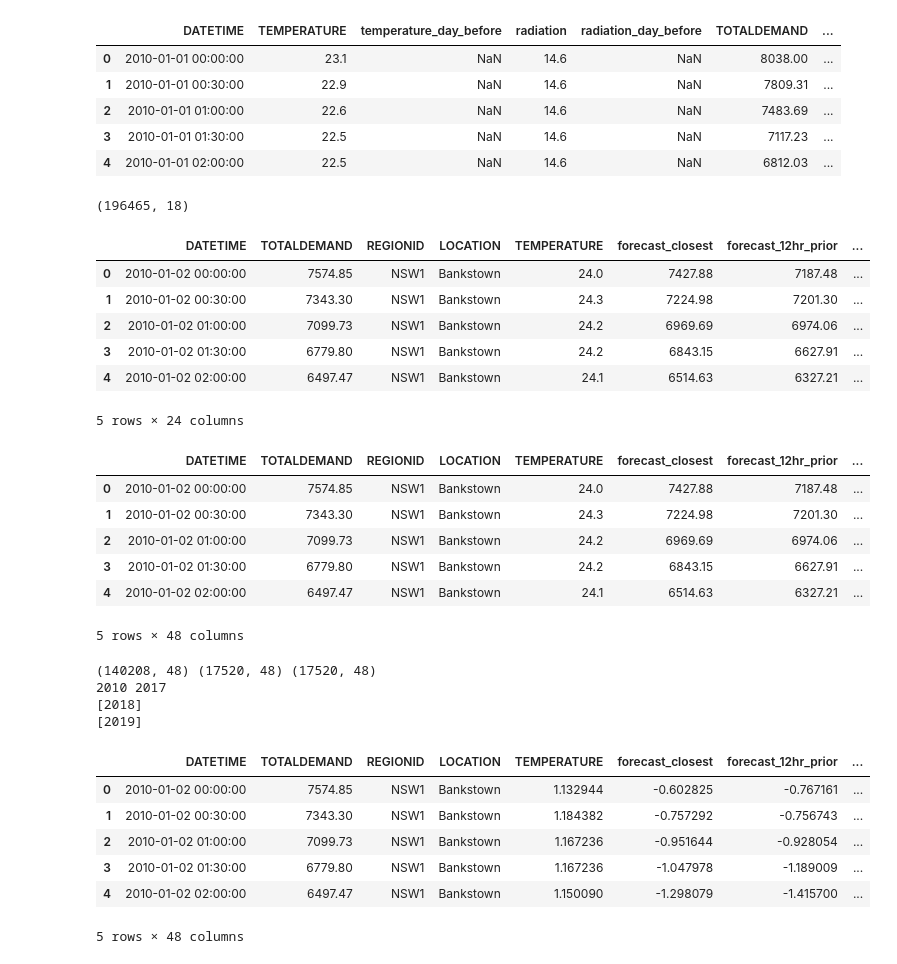
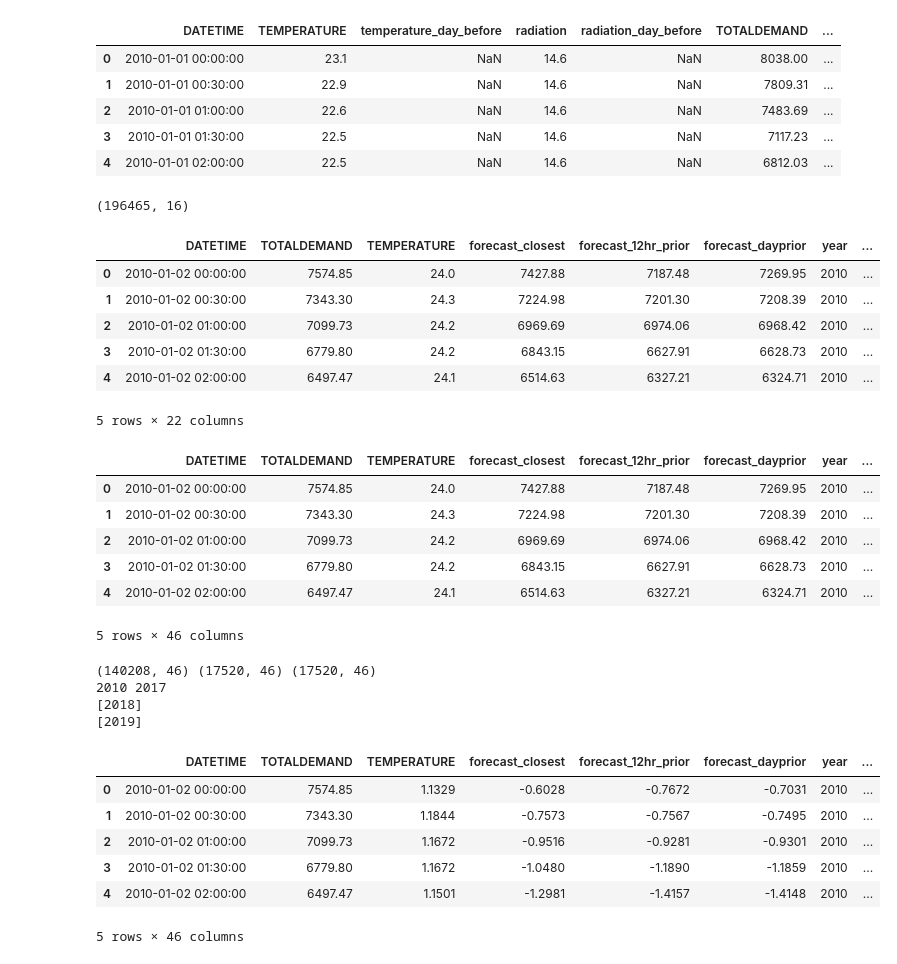
Before and after one commit to danielc088/ZZSC9020-group-A, a Jupyter notebook: src/test_train.ipynb, the cells around one changed output. Drawn from its saved outputs; the diff is of its cells as text; code cells hidden in the pictures.

```diff
--- a/src/test_train.ipynb
+++ b/src/test_train.ipynb
@@ -17,3 +17,8 @@ df.head()
 | 2 | 2010-01-01 01:00:00 | 7483.69 | NSW1 | Bankstown | 22.6 | 7380.70 | 7339.64 | ... |
 | 3 | 2010-01-01 01:30:00 | 7117.23 | NSW1 | Bankstown | 22.5 | 7022.05 | 7009.55 | ... |
 | 4 | 2010-01-01 02:00:00 | 6812.03 | NSW1 | Bankstown | 22.5 | 6682.92 | 6683.15 | ... |
+# %%
+# dropping these as they are constant across the whole dataset, no predictive value
+df = df.drop(columns=["REGIONID", "LOCATION"])
+
+df.head()
@@ -68,7 +80,7 @@ df = df.dropna(subset=["temperature_day_before", "radiation_day_before", "demand
 
 df.shape
 # %% [output]
-(196465, 18)
+(196465, 16)
 # %%
 # adding this as for most of our models a one hot encoded day of week will be helpful
 
@@ -76,13 +88,13 @@ df = pd.get_dummies(df, columns=["day_of_week"], prefix="day")
 
 df.head()
 # %% [output]
-|  | DATETIME | TOTALDEMAND | REGIONID | LOCATION | TEMPERATURE | forecast_closest | forecast_12hr_prior | ... |
-| 0 | 2010-01-02 00:00:00 | 7574.85 | NSW1 | Bankstown | 24.0 | 7427.88 | 7187.48 | ... |
-| 1 | 2010-01-02 00:30:00 | 7343.30 | NSW1 | Bankstown | 24.3 | 7224.98 | 7201.30 | ... |
-| 2 | 2010-01-02 01:00:00 | 7099.73 | NSW1 | Bankstown | 24.2 | 6969.69 | 6974.06 | ... |
-| 3 | 2010-01-02 01:30:00 | 6779.80 | NSW1 | Bankstown | 24.2 | 6843.15 | 6627.91 | ... |
-| 4 | 2010-01-02 02:00:00 | 6497.47 | NSW1 | Bankstown | 24.1 | 6514.63 | 6327.21 | ... |
+|  | DATETIME | TOTALDEMAND | TEMPERATURE | forecast_closest | forecast_12hr_prior | forecast_dayprior | year | ... |
+| 0 | 2010-01-02 00:00:00 | 7574.85 | 24.0 | 7427.88 | 7187.48 | 7269.95 | 2010 | ... |
+| 1 | 2010-01-02 00:30:00 | 7343.30 | 24.3 | 7224.98 | 7201.30 | 7208.39 | 2010 | ... |
+| 2 | 2010-01-02 01:00:00 | 7099.73 | 24.2 | 6969.69 | 6974.06 | 6968.42 | 2010 | ... |
+| 3 | 2010-01-02 01:30:00 | 6779.80 | 24.2 | 6843.15 | 6627.91 | 6628.73 | 2010 | ... |
+| 4 | 2010-01-02 02:00:00 | 6497.47 | 24.1 | 6514.63 | 6327.21 | 6324.71 | 2010 | ... |
-5 rows × 24 columns
+5 rows × 22 columns
 # %%
 # one hot encode hour of day, this ias day of hour is not lienarly related to demand
 
@@ -91,13 +103,13 @@ df = pd.get_dummies(df, columns=["hour"], prefix="hour")
 
 df.head()
 # %% [output]
-|  | DATETIME | TOTALDEMAND | REGIONID | LOCATION | TEMPERATURE | forecast_closest | forecast_12hr_prior | ... |
-| 0 | 2010-01-02 00:00:00 | 7574.85 | NSW1 | Bankstown | 24.0 | 7427.88 | 7187.48 | ... |
-| 1 | 2010-01-02 00:30:00 | 7343.30 | NSW1 | Bankstown | 24.3 | 7224.98 | 7201.30 | ... |
-| 2 | 2010-01-02 01:00:00 | 7099.73 | NSW1 | Bankstown | 24.2 | 6969.69 | 6974.06 | ... |
-| 3 | 2010-01-02 01:30:00 | 6779.80 | NSW1 | Bankstown | 24.2 | 6843.15 | 6627.91 | ... |
-| 4 | 2010-01-02 02:00:00 | 6497.47 | NSW1 | Bankstown | 24.1 | 6514.63 | 6327.21 | ... |
+|  | DATETIME | TOTALDEMAND | TEMPERATURE | forecast_closest | forecast_12hr_prior | forecast_dayprior | year | ... |
+| 0 | 2010-01-02 00:00:00 | 7574.85 | 24.0 | 7427.88 | 7187.48 | 7269.95 | 2010 | ... |
+| 1 | 2010-01-02 00:30:00 | 7343.30 | 24.3 | 7224.98 | 7201.30 | 7208.39 | 2010 | ... |
+| 2 | 2010-01-02 01:00:00 | 7099.73 | 24.2 | 6969.69 | 6974.06 | 6968.42 | 2010 | ... |
+| 3 | 2010-01-02 01:30:00 | 6779.80 | 24.2 | 6843.15 | 6627.91 | 6628.73 | 2010 | ... |
+| 4 | 2010-01-02 02:00:00 | 6497.47 | 24.1 | 6514.63 | 6327.21 | 6324.71 | 2010 | ... |
-5 rows × 48 columns
+5 rows × 46 columns
 # %%
 ## Train / validation / test split
 
@@ -110,38 +122,38 @@ print(train["year"].min(), train["year"].max())
 print(validation["year"].unique())
 print(test["year"].unique())
 # %% [output]
-(140208, 48) (17520, 48) (17520, 48)
+(140208, 46) (17520, 46) (17520, 46)
 2010 2017
 [2018]
 [2019]
 # %%
 # standard scaling some of these features
 # typicalyl scaling is harmless, it also means models can converge quicker and also
 # acts a form of regularisation.
 
 scale_cols = [
     "TEMPERATURE",
     "temperature_day_before",
     "forecast_closest",
     "forecast_12hr_prior",
     "forecast_dayprior",
     "radiation",
     "radiation_day_before",
     "demand_day_before",
 ]
 
 scaler = StandardScaler()
-train[scale_cols] = scaler.fit_transform(train[scale_cols])
-validation[scale_cols] = scaler.transform(validation[scale_cols])
-test[scale_cols] = scaler.transform(test[scale_cols])
+train[scale_cols] = scaler.fit_transform(train[scale_cols]).round(4)
+validation[scale_cols] = scaler.transform(validation[scale_cols]).round(4)
+test[scale_cols] = scaler.transform(test[scale_cols]).round(4)
 
 train.head()
 # %% [output]
-|  | DATETIME | TOTALDEMAND | REGIONID | LOCATION | TEMPERATURE | forecast_closest | forecast_12hr_prior | ... |
-| 0 | 2010-01-02 00:00:00 | 7574.85 | NSW1 | Bankstown | 1.132944 | -0.602825 | -0.767161 | ... |
-| 1 | 2010-01-02 00:30:00 | 7343.30 | NSW1 | Bankstown | 1.184382 | -0.757292 | -0.756743 | ... |
-| 2 | 2010-01-02 01:00:00 | 7099.73 | NSW1 | Bankstown | 1.167236 | -0.951644 | -0.928054 | ... |
-| 3 | 2010-01-02 01:30:00 | 6779.80 | NSW1 | Bankstown | 1.167236 | -1.047978 | -1.189009 | ... |
-| 4 | 2010-01-02 02:00:00 | 6497.47 | NSW1 | Bankstown | 1.150090 | -1.298079 | -1.415700 | ... |
+|  | DATETIME | TOTALDEMAND | TEMPERATURE | forecast_closest | forecast_12hr_prior | forecast_dayprior | year | ... |
+| 0 | 2010-01-02 00:00:00 | 7574.85 | 1.1329 | -0.6028 | -0.7672 | -0.7031 | 2010 | ... |
+| 1 | 2010-01-02 00:30:00 | 7343.30 | 1.1844 | -0.7573 | -0.7567 | -0.7495 | 2010 | ... |
+| 2 | 2010-01-02 01:00:00 | 7099.73 | 1.1672 | -0.9516 | -0.9281 | -0.9301 | 2010 | ... |
+| 3 | 2010-01-02 01:30:00 | 6779.80 | 1.1672 | -1.0480 | -1.1890 | -1.1859 | 2010 | ... |
+| 4 | 2010-01-02 02:00:00 | 6497.47 | 1.1501 | -1.2981 | -1.4157 | -1.4148 | 2010 | ... |
-5 rows × 48 columns
+5 rows × 46 columns
 # %%
```
Also changed, not shown: parts of 3 cells of this notebook.
